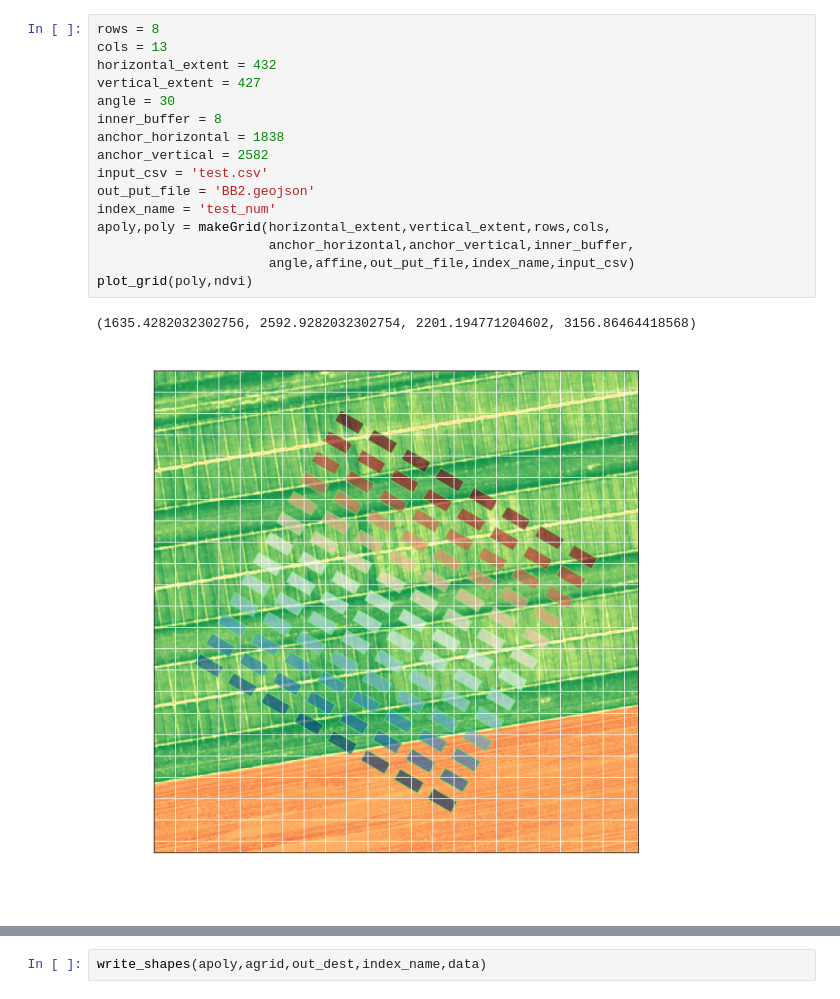
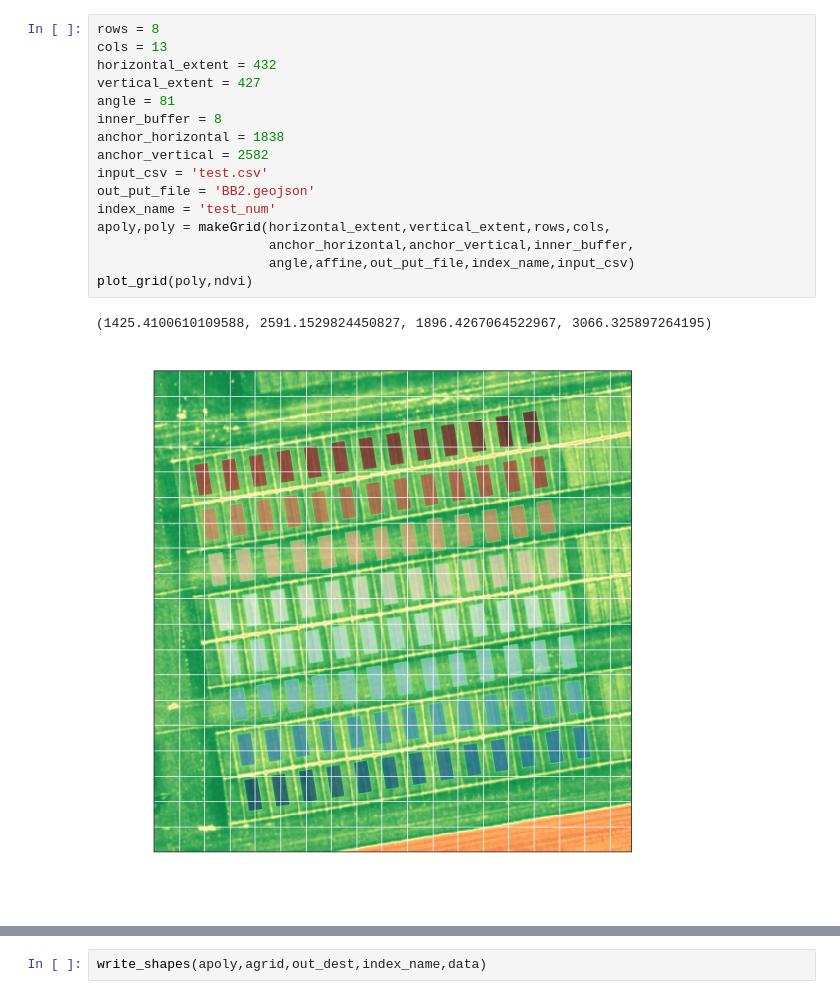
Before and after one commit to j-la-haye/write_field_grid, a Jupyter notebook: Visualize_Field_Plot_v0.ipynb, the cells around one changed output, grey strips where cells are left out. Cells and saved outputs as stored; diff of their text form.

```diff
--- a/Visualize_Field_Plot_v0.ipynb
+++ b/Visualize_Field_Plot_v0.ipynb
@@ -21,19 +48,19 @@ ndviz,minx,maxx,miny,maxy = aoi_zoom(1350,2200,2500,3180,ndvi)
 # %%
 rows = 8
 cols = 13
 horizontal_extent = 432
 vertical_extent = 427
-angle = 30
+angle = 81
 inner_buffer = 8
 anchor_horizontal = 1838
 anchor_vertical = 2582
 input_csv = 'test.csv'
 out_put_file = 'BB2.geojson'
 index_name = 'test_num'
 apoly,poly = makeGrid(horizontal_extent,vertical_extent,rows,cols,
                       anchor_horizontal,anchor_vertical,inner_buffer,
                       angle,affine,out_put_file,index_name,input_csv)
 plot_grid(poly,ndvi)
 # %% [output]
-(1635.4282032302756, 2592.9282032302754, 2201.194771204602, 3156.86464418568)
+(1425.4100610109588, 2591.1529824450827, 1896.4267064522967, 3066.325897264195)
-[figure, old version]
+[figure, new version]
```
Also changed, not shown: parts of 12 cells of this notebook.
